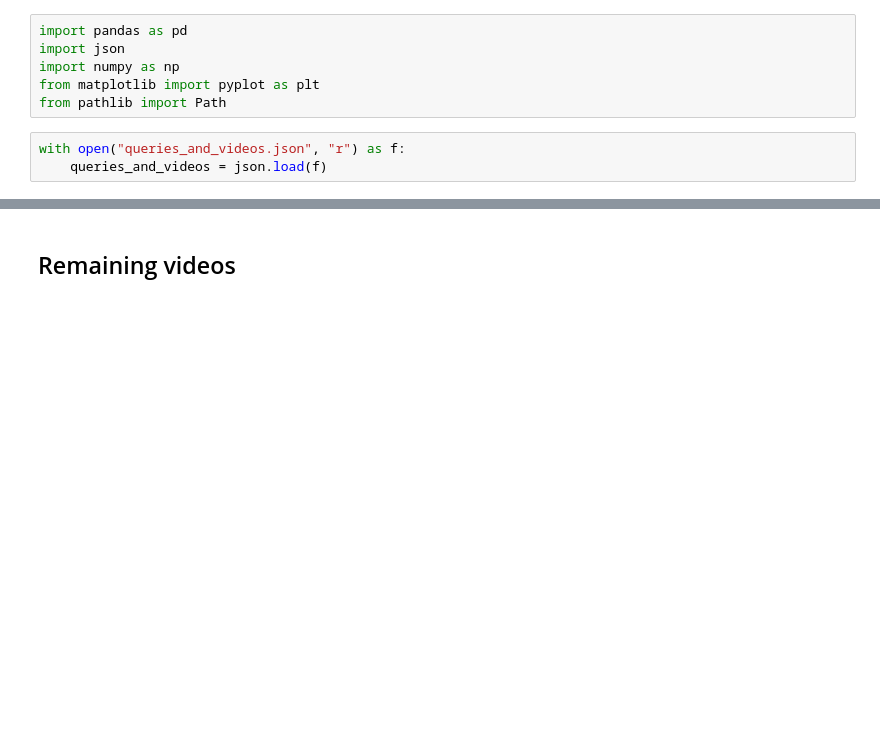
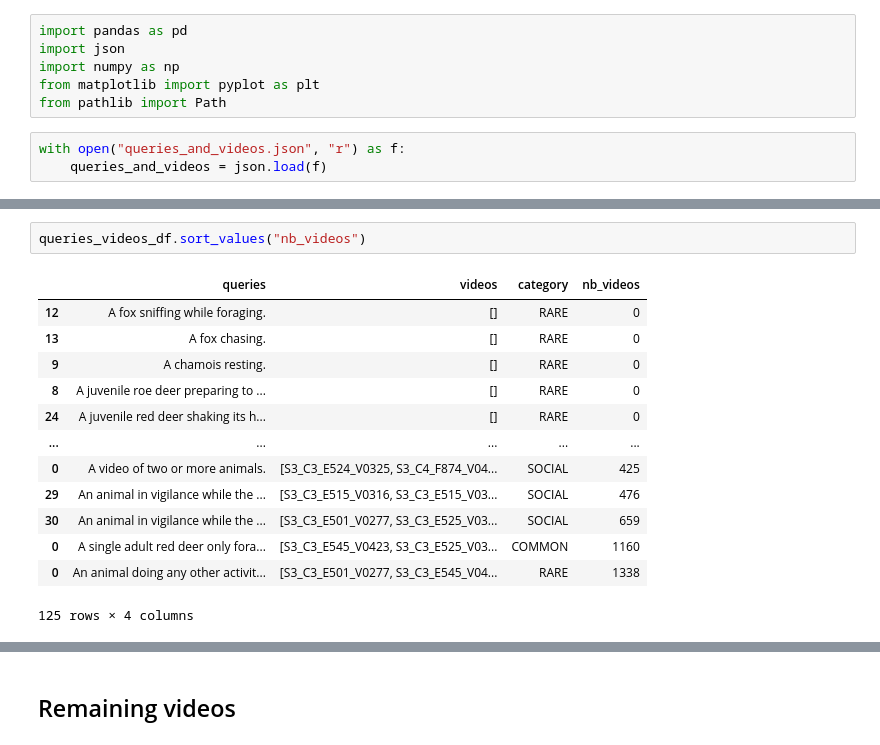
Before and after one commit to eceo-epfl/prompting-mammalps, a Jupyter notebook: benchmark/QueriesAnalysis.ipynb, the cells around one changed output, grey strips where cells are left out. Cells and saved outputs as stored; diff of their text form; blank space fills up the shorter version.

```diff
--- a/benchmark/QueriesAnalysis.ipynb
+++ b/benchmark/QueriesAnalysis.ipynb
@@ -48,0 +50,16 @@ plt.show()
+# %%
+queries_videos_df.sort_values("nb_videos")
+# %% [output]
+|  | queries | videos | category | nb_videos |
+| 12 | A fox sniffing while foraging. | [] | RARE | 0 |
+| 13 | A fox chasing. | [] | RARE | 0 |
+| 9 | A chamois resting. | [] | RARE | 0 |
+| 8 | A juvenile roe deer preparing to ... | [] | RARE | 0 |
+| 24 | A juvenile red deer shaking its h... | [] | RARE | 0 |
+| ... | ... | ... | ... | ... |
+| 0 | A video of two or more animals. | [S3_C3_E524_V0325, S3_C4_F874_V04... | SOCIAL | 425 |
+| 29 | An animal in vigilance while the ... | [S3_C3_E515_V0316, S3_C3_E515_V03... | SOCIAL | 476 |
+| 30 | An animal in vigilance while the ... | [S3_C3_E501_V0277, S3_C3_E525_V03... | SOCIAL | 659 |
+| 0 | A single adult red deer only fora... | [S3_C3_E545_V0423, S3_C3_E525_V03... | COMMON | 1160 |
+| 0 | An animal doing any other activit... | [S3_C3_E501_V0277, S3_C3_E545_V04... | RARE | 1338 |
+125 rows × 4 columns
```
Also changed, not shown: parts of 10 cells of this notebook, 5 other files.
